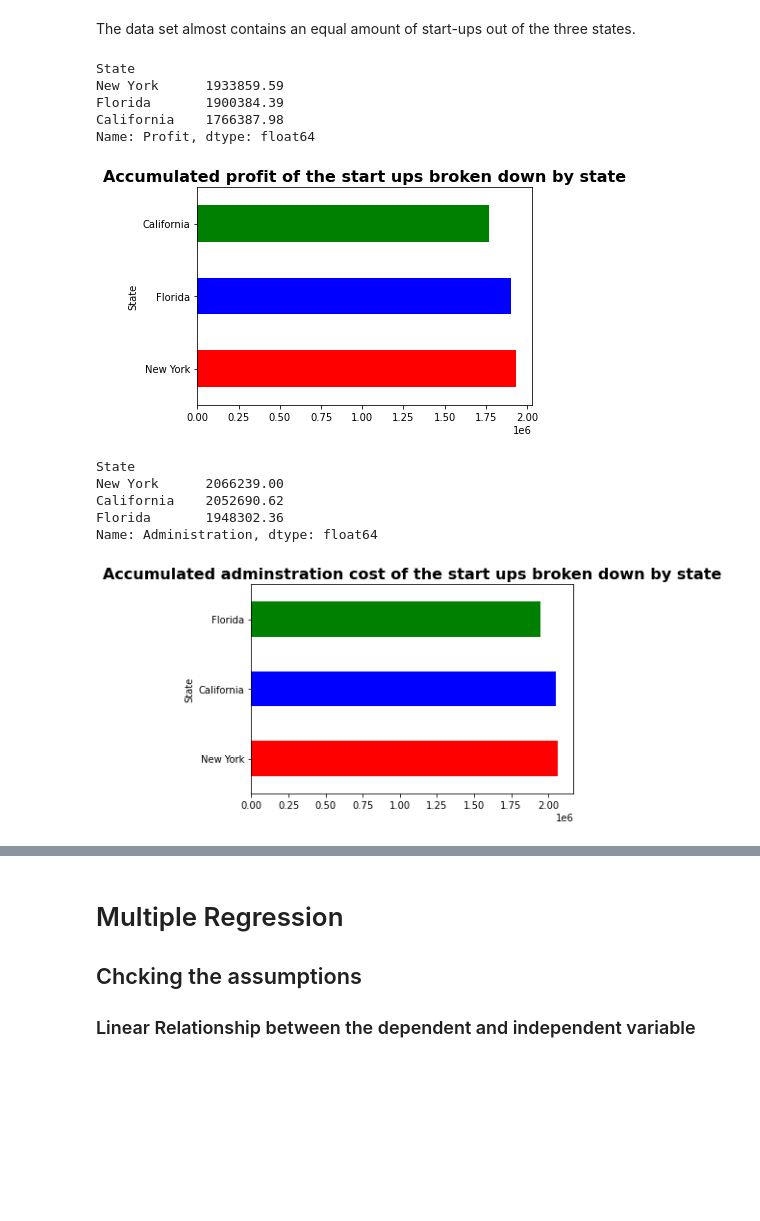
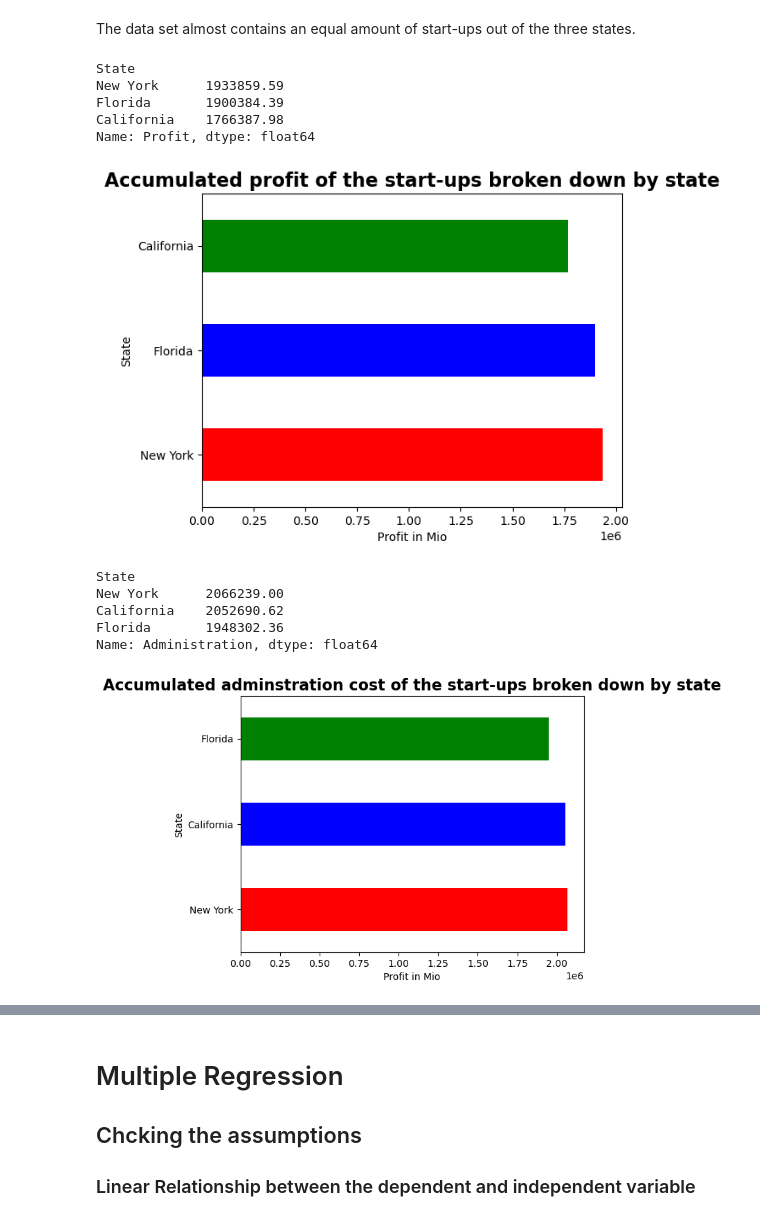
Before and after one commit to Gandji94/linear_regression, a Jupyter notebook: profit_of_start_ups/python_code/Start_ups.ipynb, the cells around one changed output, grey strips where cells are left out. Saved outputs shown, nothing was run; the diff lists cells and outputs as text; code cells hidden in the pictures; blank space fills up the shorter version.

```diff
--- a/profit_of_start_ups/python_code/Start_ups.ipynb
+++ b/profit_of_start_ups/python_code/Start_ups.ipynb
@@ -20,7 +17,7 @@ In the following case study I want to do a multiple regression to predict the pr
 # %% [markdown]
 # Data cleaning
 # %%
-file='data50.csv'
+file='/Users/alexandergandji/Desktop/Course_Folder/Case Study/Regression/start_up/50_Startups.csv'
 df=pd.read_csv(file)
-df
+df.head()
 # %% [output]
@@ -95,21 +79,23 @@ Name: State, dtype: int64
 # %% [markdown]
 The data set almost contains an equal amount of start-ups out of the three states.
 # %%
-#Accumulated profit of the start ups broken down by state
+#Accumulated profit of the start-ups broken down by state
 df.groupby('State')['Profit'].sum().sort_values(ascending=False).plot(kind='barh', color=['red', 'blue', 'green'])
-plt.title('Accumulated profit of the start ups broken down by state', size=16, fontweight='bold')
+plt.xlabel('Profit in Mio')
+plt.title('Accumulated profit of the start-ups broken down by state', size=16, fontweight='bold')
 print(df.groupby('State')['Profit'].sum().sort_values(ascending=False))
 # %% [output]
 State
 New York      1933859.59
 Florida       1900384.39
 California    1766387.98
 Name: Profit, dtype: float64
-[figure, old version]
+[figure, new version]
 # %%
-#Accumulated adminstration cost of the start ups broken down by state
+#Accumulated adminstration cost of the start-ups broken down by state
 df.groupby('State')['Administration'].sum().sort_values(ascending=False).plot(kind='barh', color=['red', 'blue', 'green'])
-plt.title('Accumulated adminstration cost of the start ups broken down by state', size=16, fontweight='bold')
+plt.xlabel('Profit in Mio')
+plt.title('Accumulated adminstration cost of the start-ups broken down by state', size=16, fontweight='bold')
 print(df.groupby('State')['Administration'].sum().sort_values(ascending=False))
 # %% [output]
 State
@@ -117,5 +103,5 @@ New York      2066239.00
 California    2052690.62
 Florida       1948302.36
 Name: Administration, dtype: float64
-[figure, old version]
+[figure, new version]
 # %%
```
Also changed, not shown: parts of 33 cells of this notebook.
